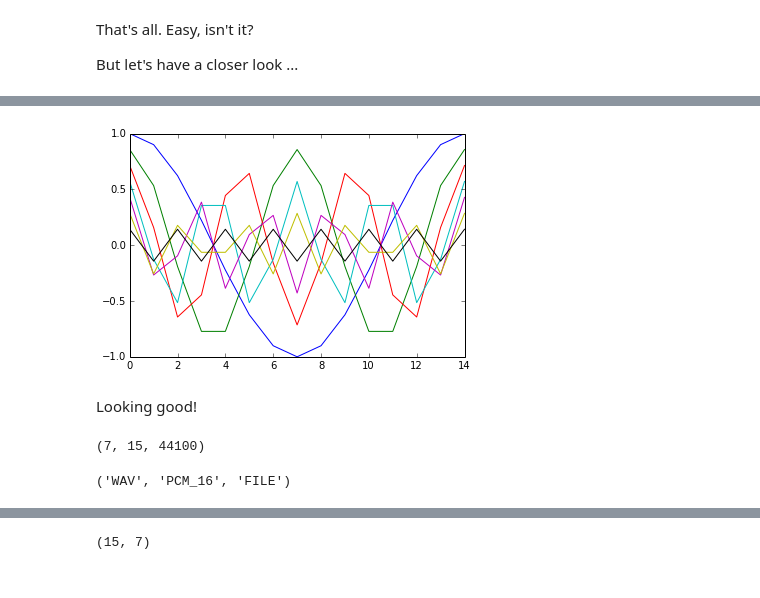
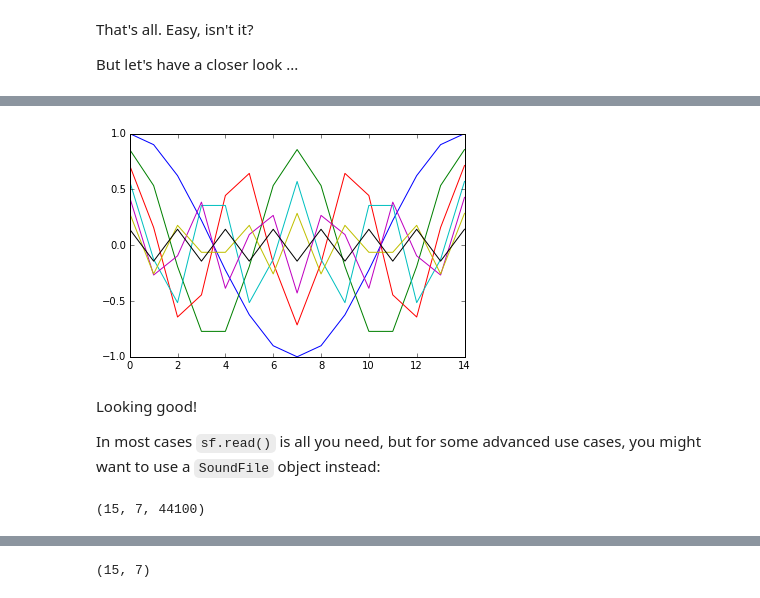
Before and after one commit to mgeier/python-audio, a Jupyter notebook: audio-files/audio-files-with-pysoundfile.ipynb, the cells around one changed output, grey strips where cells are left out. Saved outputs shown, nothing was run; the diff lists cells and outputs as text; code cells hidden in the pictures.

Commit message:
Update PySoundFile notebook and audio file index page

```diff
--- a/audio-files/audio-files-with-pysoundfile.ipynb
+++ b/audio-files/audio-files-with-pysoundfile.ipynb
@@ -30,3 +29,6 @@ sig = SoundFile('data/test_wav_pcm16.wav')[:]
+# %%
+import soundfile as sf
+sig, samplerate = sf.read('data/test_wav_pcm16.wav')
 # %% [markdown]
 That's all. Easy, isn't it?
 
@@ -38,7 +35,0 @@ Populating the interactive namespace from numpy and matplotlib
-# %%
-plot(sig)
-show()
-# %% [output]
-[figure, removed]
-# %% [markdown]
-Looking good!
@@ -45 +39,9 @@ Looking good!
+# %%
+plt.plot(sig);
+# %% [output]
+[figure, added]
+# %% [markdown]
+Looking good!
+
+In most cases `sf.read()` is all you need, but for some advanced use cases, you might want to use a `SoundFile` object instead:
 # %%
@@ -47,8 +49,4 @@ w = SoundFile('data/test_wav_pcm16.wav')
-# %%
-w.channels, w.frames, w.sample_rate
-# %% [output]
-(7, 15, 44100)
-# %%
-w.format
-# %% [output]
-('WAV', 'PCM_16', 'FILE')
+# %%
+len(f), f.channels, f.samplerate
+# %% [output]
+(15, 7, 44100)
```
Also changed, not shown: parts of 40 cells of this notebook, 1 other file.
